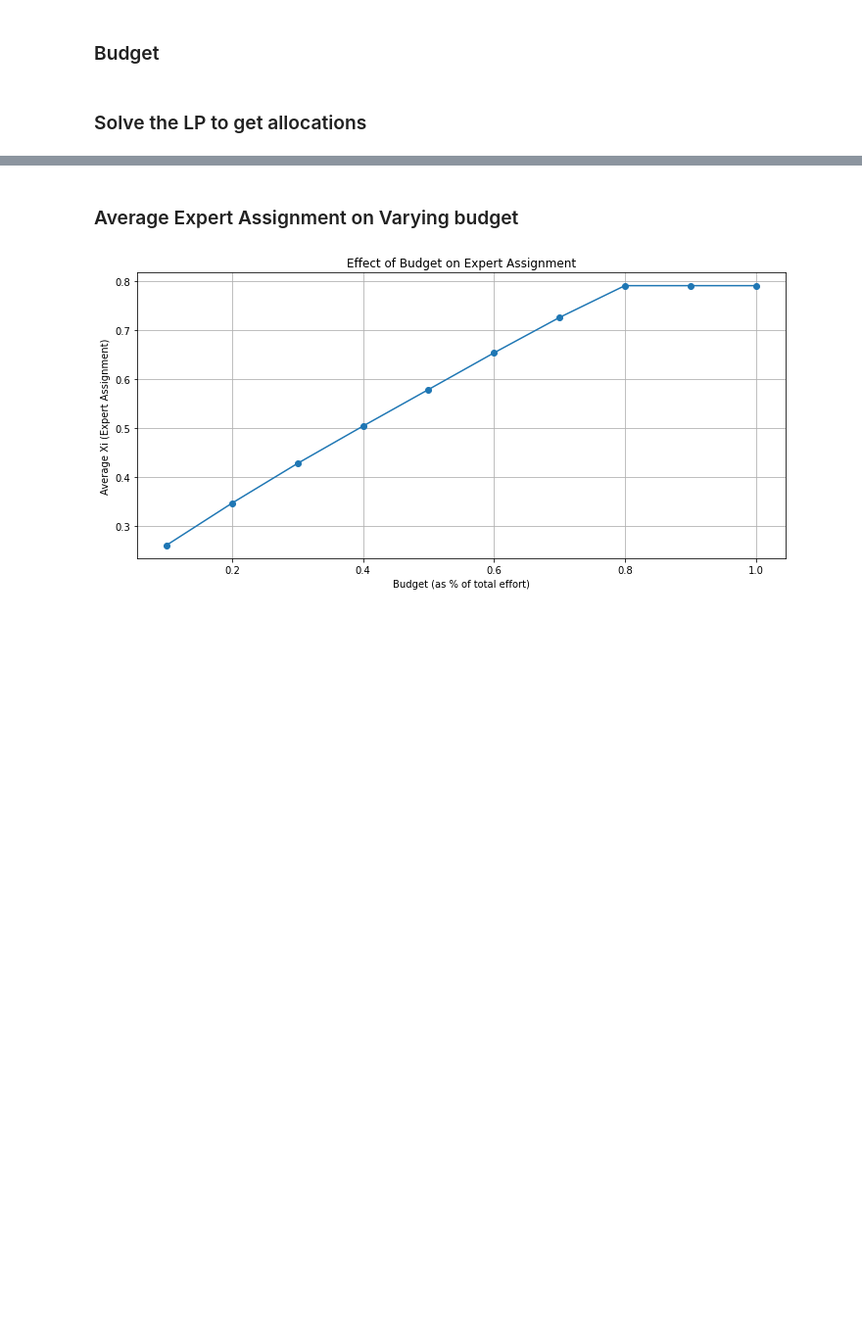
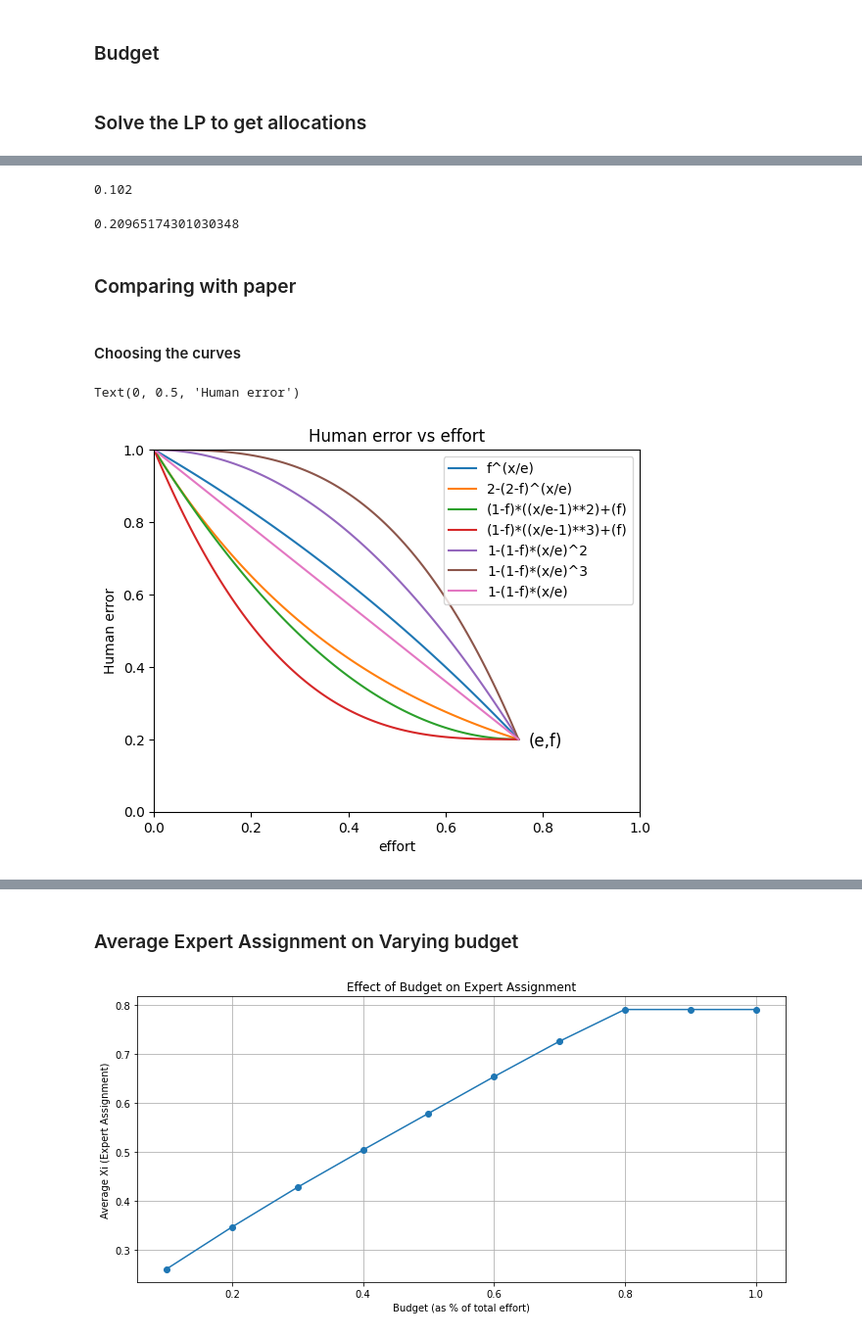
Before and after one commit to AnshulV05/Resource_constrained_deferring, a Jupyter notebook: project.ipynb, the cells around one changed output, grey strips where cells are left out. Shown: that part at 98% size. Saved outputs shown, nothing was run; the diff lists cells and outputs as text; code cells hidden in the pictures; blank space fills up the shorter version.

Commit message:
added paper heuristic implementation

```diff
--- a/project.ipynb
+++ b/project.ipynb
@@ -56,0 +87,78 @@ Xi = np.array([int(X[i].varValue) if X[i].varValue is not None else 0 for i in r
+# %%
+expected_error=np.sum(Xi*fi+(1-Xi)*gi)/N
+print(np.sum(Xi)/len(Xi))
+expected_error
+# %% [output]
+0.102
+0.20965174301030348
+# %% [markdown]
+### Comparing with paper
+# %% [markdown]
+#### Choosing the curves
+# %%
+def linear_accuracy_with_effort(ei, fi, effort):
+    fi_new=1-(1-fi)*effort/ei
+    return fi_new
+
+def convex_accuracy_with_effort(ei, fi, effort,deg=3):
+    fi_new=(1-fi)*((1-effort/ei)**deg)+(fi)
+    return fi_new
+
+def concave_accuracy_with_effort(ei, fi, effort,deg=3):
+    fi_new=1-(1-fi)*(effort/ei)**deg
+    return fi_new
+
+def exponential_concave_accuracy_with_effort(ei, fi, effort):
+    fi_new=(fi)**(effort/ei)
+    return fi_new
+
+def exponential_convex_accuracy_with_effort(ei, fi, effort):
+    fi_new=2-(2-(fi))**(effort/ei)
+    return fi_new
+# %%
+# make a plot of a line from (0,1) to (e,f)
+# make the x axis and y axis from 0 to 1
+# plot the function f^(x/0.75) from 0 to 0.75
+e=0.75
+f=0.2
+
+x = np.linspace(0, e, 100)
+y= exponential_convex_accuracy_with_effort(e, f, x)
+plt.plot(x, y, label='f^(x/e)')
+
+y=  exponential_concave_accuracy_with_effort(e, f, x)
+plt.plot(x, y, label='2-(2-f)^(x/e)')
+
+y= convex_accuracy_with_effort(e, f, x, 2)
+plt.plot(x, y, label='(1-f)*((x/e-1)**2)+(f)')
+
+y= convex_accuracy_with_effort(e, f, x, 3)
+plt.plot(x, y, label='(1-f)*((x/e-1)**3)+(f)')
+
+y= concave_accuracy_with_effort(e, f, x, 2)
+plt.plot(x, y, label='1-(1-f)*(x/e)^2')
+
+y= concave_accuracy_with_effort(e, f, x, 3)
+plt.plot(x, y, label='1-(1-f)*(x/e)^3')
+
+
+y=linear_accuracy_with_effort(e, f, x)
+plt.plot(x, y, label='1-(1-f)*(x/e)')
+#label the point e,f as (e,f)
+#show the label in the plot not on legend
+#get rid of the arrow
+# plt.scatter(e, f, color='red')  # point (e,f)
+plt.text(e+0.02, f-0.02, '(e,f)', fontsize=12)
+# plt.annotate('(e,f)', xy=(e, f), xytext=(e+0.05, f-0.05),
+#              arrowprops=dict(facecolor='black', arrowstyle='->'))
+# plt.scatter(e, f, color='red', label='(e,f)')
+
+plt.xlim(0, 1)
+plt.ylim(0, 1)
+plt.legend()
+plt.title('Human error vs effort')
+plt.xlabel('effort')
+plt.ylabel('Human error')
+# %% [output]
+Text(0, 0.5, 'Human error')
+[figure, added]
```
Also changed, not shown: parts of 16 cells of this notebook, 3 other files.
